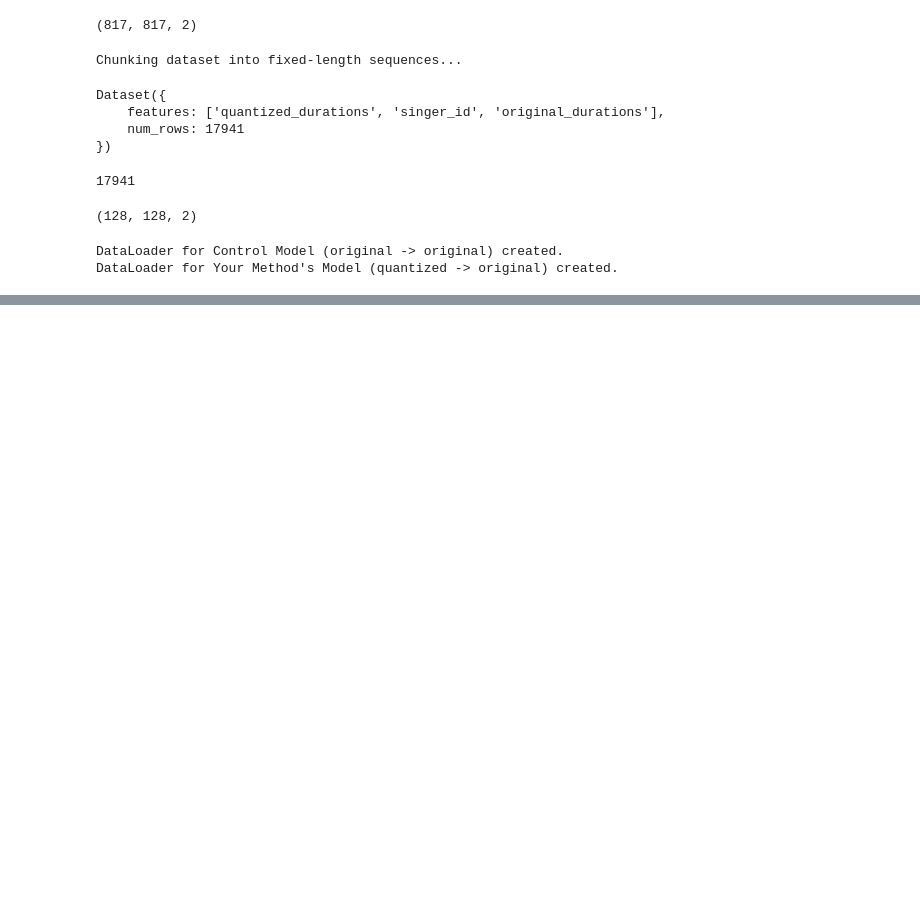
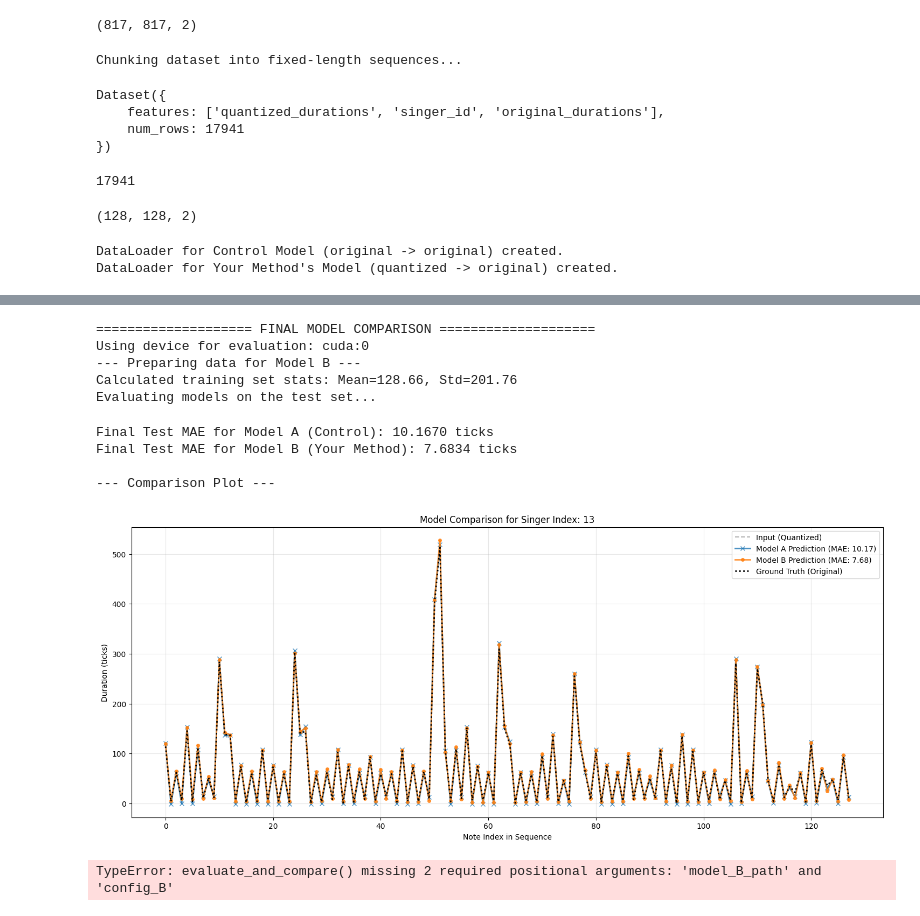
Before and after one commit to ccss17/toy-duration-predictor, a Jupyter notebook: test.ipynb, the cells around one changed output, grey strips where cells are left out. Saved outputs shown, nothing was run; the diff lists cells and outputs as text; code cells hidden in the pictures; blank space fills up the shorter version.

```diff
--- a/test.ipynb
+++ b/test.ipynb
@@ -280,0 +300,15 @@ tensor(3)
+# %%
+model_a_path = 'model_stable/model_A.pth'
+model_b_path = 'model_stable/model_B.pth'
+tt.evaluate_and_compare(model_a_path,  model_b_path,  gpu_id=0)
+# %% [output]
+==================== FINAL MODEL COMPARISON ====================
+Using device for evaluation: cuda:0
+--- Preparing data for Model B ---
+Calculated training set stats: Mean=128.66, Std=201.76
+Evaluating models on the test set...
+Final Test MAE for Model A (Control): 10.1670 ticks
+Final Test MAE for Model B (Your Method): 7.6834 ticks
+
+--- Comparison Plot ---
+[figure, added]
@@ -280,0 +317,6 @@ tensor(3)
+# %%
+model_a_path = 'model_optuna_5/model_A.pth'
+model_b_path = 'model_optuna_5/model_B.pth'
+to.evaluate_and_compare(model_a_path,  model_b_path,  gpu_id=0)
+# %% [output]
+TypeError: evaluate_and_compare() missing 2 required positional arguments: 'model_B_path' and 'config_B'
```
Also changed, not shown: parts of 6 cells of this notebook, 7 other files.
